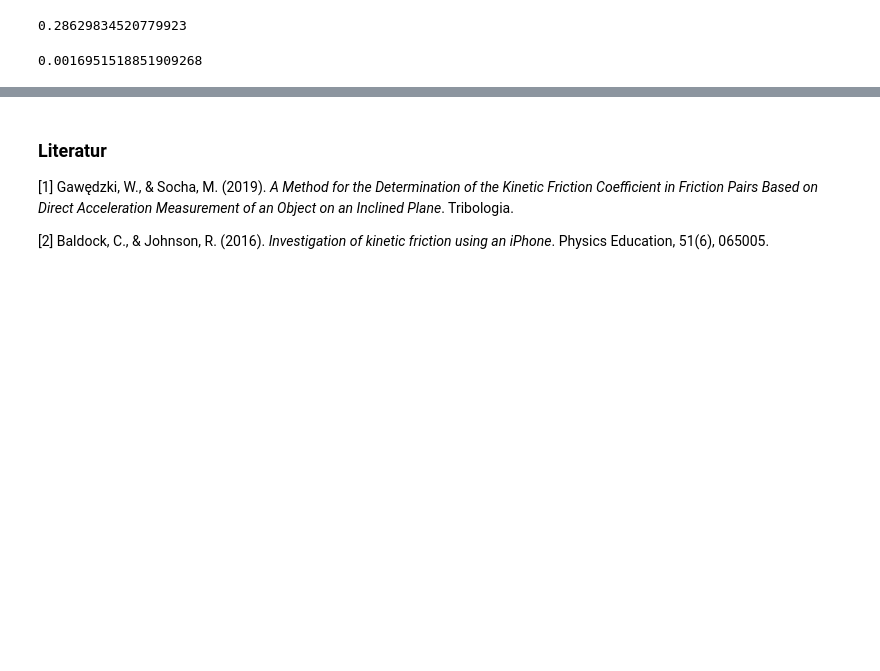
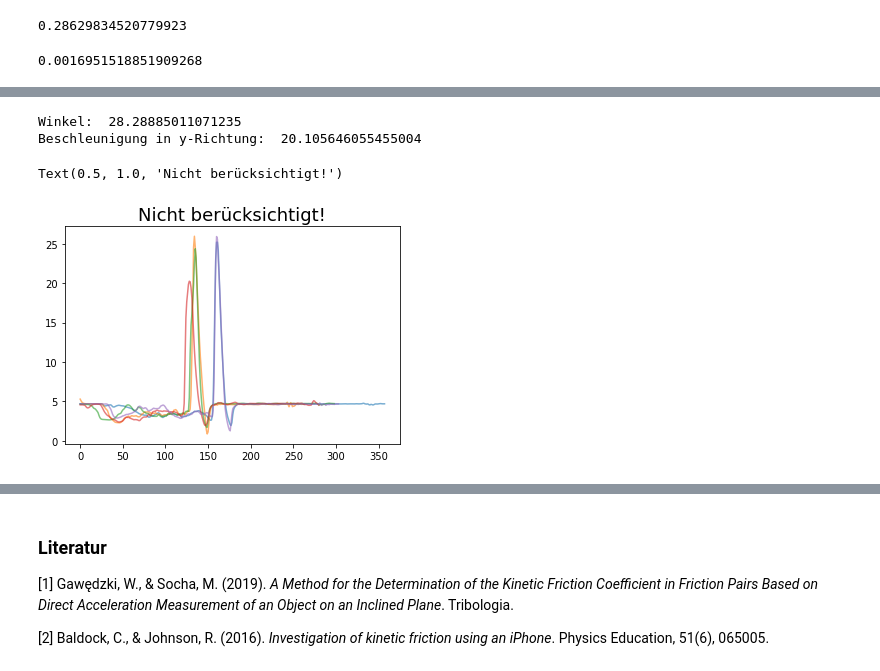
Before and after one commit to allgebrist/physik-praktikum, a Jupyter notebook: 8. Schiefe Ebene mit Reibung.ipynb, the cells around one changed output, grey strips where cells are left out. Drawn from its saved outputs; the diff is of its cells as text; code cells hidden in the pictures; blank space fills up the shorter version.

```diff
--- a/8. Schiefe Ebene mit Reibung.ipynb
+++ b/8. Schiefe Ebene mit Reibung.ipynb
@@ -196,0 +271,37 @@ Nach unserer Analyse lässt sich schließlich feststellen, dass
+# %%
+tabelle231 = pandas.read_csv('Daten/reibungebene/Versuch 2 Winkel 3.1.csv')
+tabelle232 = pandas.read_csv('Daten/reibungebene/Versuch 2 Winkel 3.2.csv')
+tabelle233 = pandas.read_csv('Daten/reibungebene/Versuch 2 Winkel 3.3.csv')
+tabelle234 = pandas.read_csv('Daten/reibungebene/Versuch 2 Winkel 3.4.csv')
+tabelle235 = pandas.read_csv('Daten/reibungebene/Versuch 2 Winkel 3.5.csv')
+tabelle236 = pandas.read_csv('Daten/reibungebene/Versuch 2 Winkel 3.6.csv')
+
+winkel_3 = np.mean([np.mean(tabelle231["Angle (deg)"][0:20]),
+                    np.mean(tabelle232["Angle (deg)"][0:20]),
+                    #np.mean(tabelle233["Angle (deg)"][0:20]),
+                    np.mean(tabelle234["Angle (deg)"][0:20]),
+                    np.mean(tabelle235["Angle (deg)"][0:20]),
+                    np.mean(tabelle236["Angle (deg)"][0:20])])
+
+beschleunigung_y3 = np.mean([max(tabelle231["Acceleration y (m/s^2)"])-np.mean(tabelle231["Acceleration y (m/s^2)"][0:40]),
+                             max(tabelle232["Acceleration y (m/s^2)"])-np.mean(tabelle232["Acceleration y (m/s^2)"][0:40]),
+                             # max(tabelle233["Acceleration y (m/s^2)"])-np.mean(tabelle233["Acceleration y (m/s^2)"][0:40]),
+                             max(tabelle234["Acceleration y (m/s^2)"])-np.mean(tabelle234["Acceleration y (m/s^2)"][0:40]),
+                             max(tabelle235["Acceleration y (m/s^2)"])-np.mean(tabelle235["Acceleration y (m/s^2)"][0:40]),
+                             max(tabelle236["Acceleration y (m/s^2)"])-np.mean(tabelle236["Acceleration y (m/s^2)"][0:40])])
+
+print('Winkel: ', winkel_3)
+print('Beschleunigung in y-Richtung: ', beschleunigung_y3)
+
+plt.plot(tabelle231["Acceleration y (m/s^2)"], alpha = 0.6)
+plt.plot(tabelle232["Acceleration y (m/s^2)"], alpha = 0.6)
+# plt.plot(tabelle233["Acceleration y (m/s^2)"], alpha = 0.6)
+plt.plot(tabelle234["Acceleration y (m/s^2)"], alpha = 0.6)
+plt.plot(tabelle235["Acceleration y (m/s^2)"], alpha = 0.6)
+plt.plot(tabelle236["Acceleration y (m/s^2)"], alpha = 0.6)
+plt.title('Nicht berücksichtigt!', fontsize = 18)
+# %% [output]
+Winkel:  28.28885011071235
+Beschleunigung in y-Richtung:  20.105646055455004
+Text(0.5, 1.0, 'Nicht berücksichtigt!')
+[figure, added]
```
Also changed, not shown: parts of 20 cells of this notebook.
